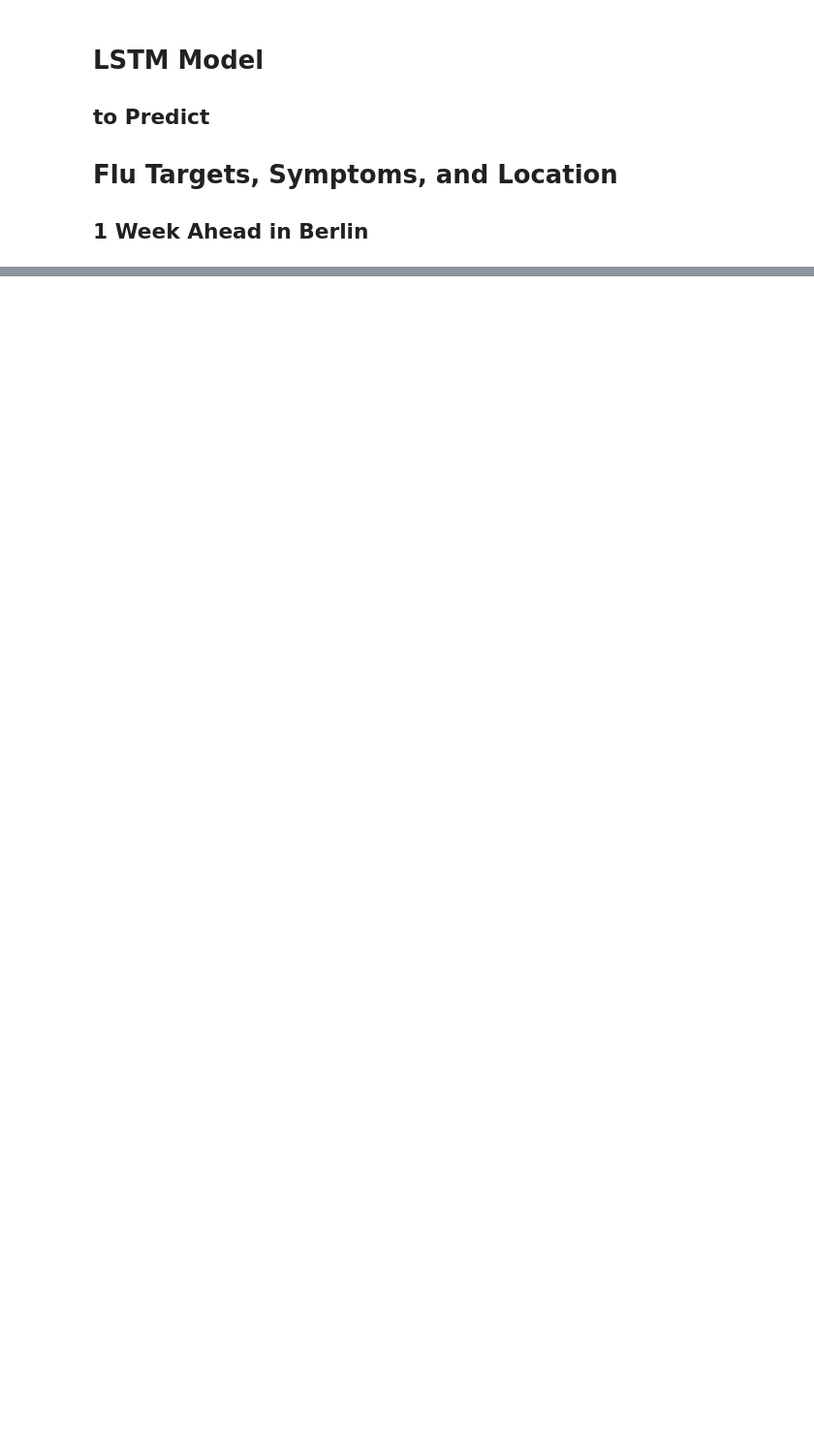
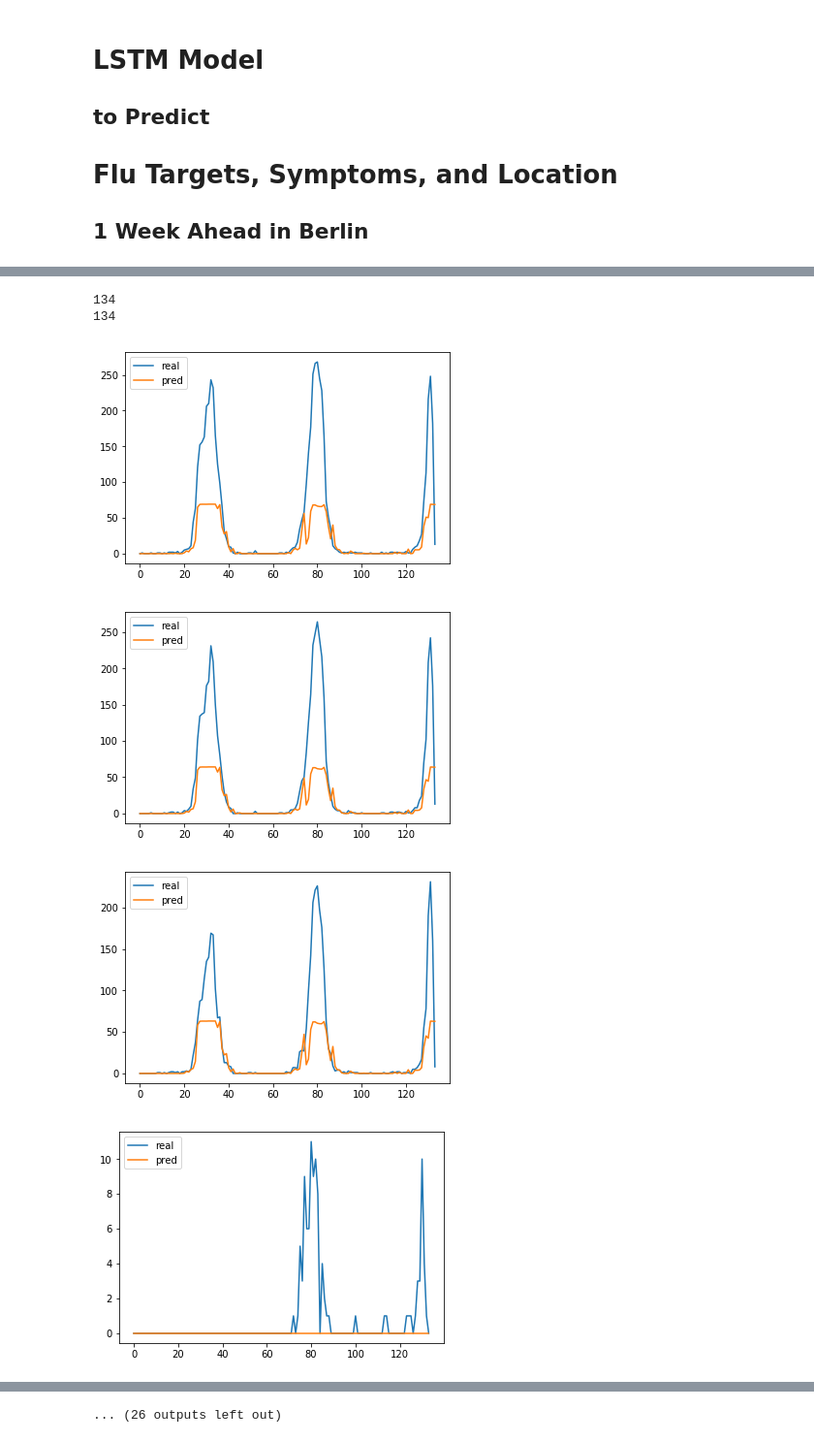
Before and after one commit to JarnoRFB/mercura, a Jupyter notebook: flu_prediction/LSTM_Model.ipynb, the cells around one changed output, grey strips where cells are left out. Shown at 97% size. Cells and saved outputs as stored; diff of their text form; code cells hidden in the pictures; blank space fills up the shorter version.

Commit message:
Some predictions done

```diff
--- a/flu_prediction/LSTM_Model.ipynb
+++ b/flu_prediction/LSTM_Model.ipynb
@@ -42,9 +86,11 @@ model.add(Dense(labels.shape[0], activation='relu'))
 
 model.compile(loss='logcosh', optimizer='adam') # logcosh same as mse but better against outliers
 # %%
-filepath="weights-{epoch:02d}-{loss:.4f}.hdf5"
+filepath="./weights/weights-{epoch:02d}-{loss:.4f}.hdf5"
 checkpoint = ModelCheckpoint(filepath, monitor='loss', verbose=1, save_best_only=True, mode='min')
 callbacks_list = [checkpoint]
 # %%
-model.fit(train, labels, epochs=20, batch_size=128, callbacks=callbacks_list)
+model.fit(train, train_labels, epochs=200, batch_size=128,
+          callbacks=callbacks_list, verbose=2,
+          validation_data=(valid, valid_labels))
 # %% [output]
@@ -51,0 +132,6 @@ ValueError: Error when checking target: expected dense_5 to have shape (None, 89
+# %%
+predictions = []
+for i in range(len(test)):
+    predictions.append(model.predict(np.expand_dims(test[i], axis=1)))
+predictions = np.asarray(predictions)
+print(predictions.shape)
@@ -51,0 +140,6 @@ ValueError: Error when checking target: expected dense_5 to have shape (None, 89
+# %%
+print(test_labels[5:10])
+print(test_labels[:,0])
+print(test_labels.shape)
+predictions = np.reshape(predictions, test_labels.shape)
+print(predictions.shape)
@@ -51,0 +164,24 @@ ValueError: Error when checking target: expected dense_5 to have shape (None, 89
+# %%
+print(len(test_labels[:,0]))
+print(len(predictions[:,0]))
+# %% [output]
+134
+134
+# %%
+import matplotlib.pyplot as plt
+
+
+for i in range(38):
+    real = test_labels[:,i]
+    pred = predictions[:,i]
+
+    plt.plot(real, label='real')
+    plt.plot(pred, label='pred')
+
+    plt.legend()
+    plt.show()
+# %% [output]
+[figure, added]
+[figure, added]
+[figure, added]
+[figure, added]
@@ -51,0 +196 @@ ValueError: Error when checking target: expected dense_5 to have shape (None, 89
+... (26 outputs left out)
```
Also changed, not shown: parts of 11 cells of this notebook.
